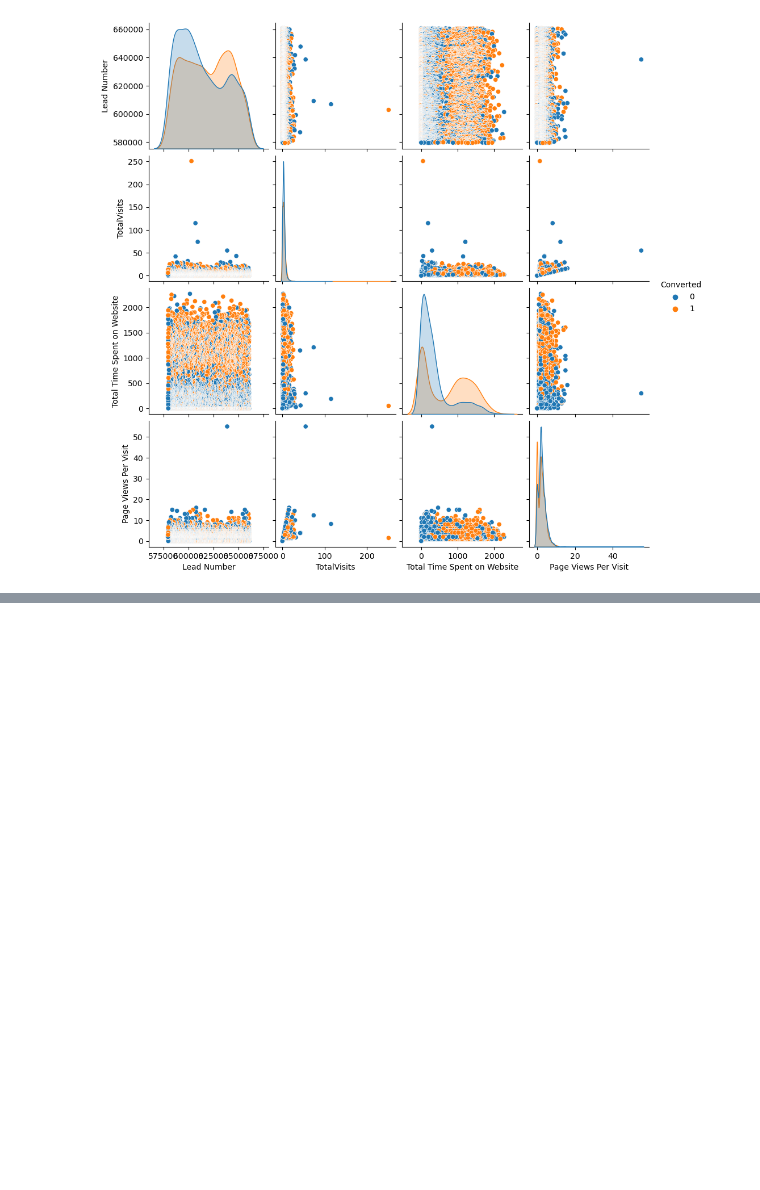
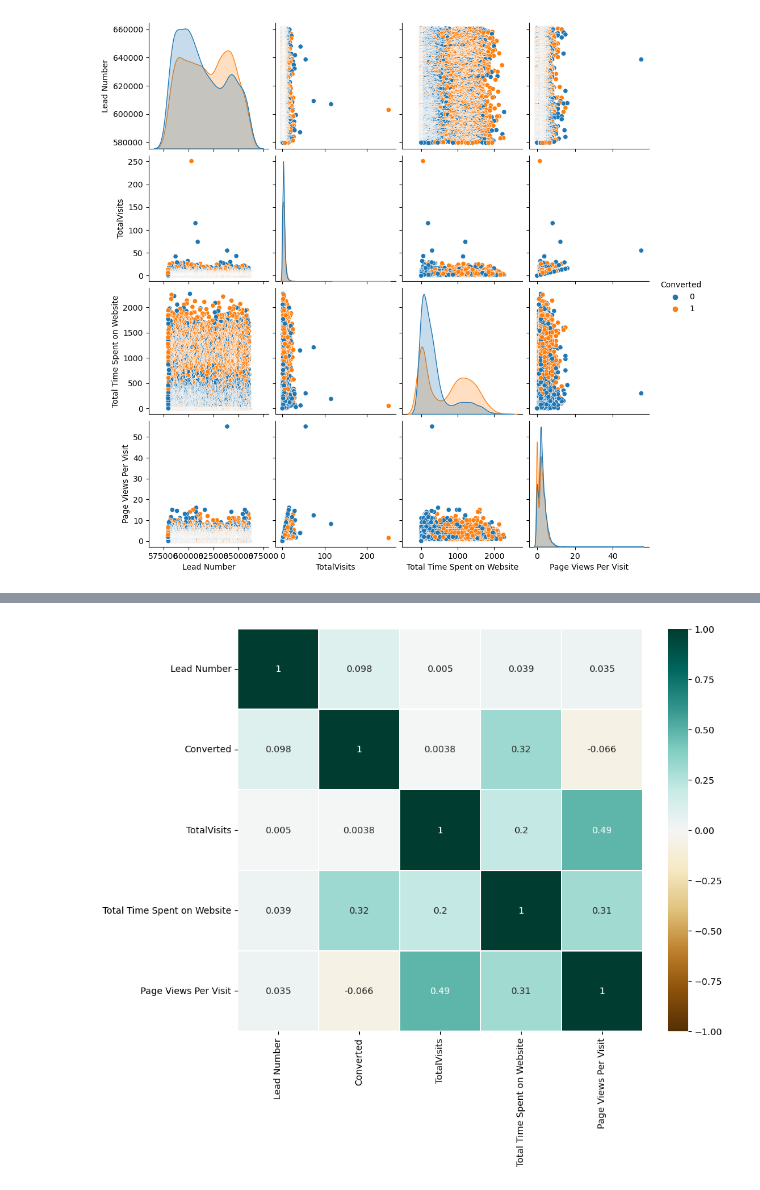
Before and after one commit to dhyani28/Lead_score_case_study, a Jupyter notebook: Lead_score_case_study_code.ipynb, the cells around one changed output, grey strips where cells are left out. Cells and saved outputs as stored; diff of their text form; code cells hidden in the pictures; blank space fills up the shorter version.

```diff
--- a/Lead_score_case_study_code.ipynb
+++ b/Lead_score_case_study_code.ipynb
@@ -316,0 +325,8 @@ ValueError: Cannot use `hue` without `x` and `y`
+# %%
+plt.figure(figsize=(10,8))
+
+# heatmap
+sns.heatmap(leads_score.corr(), annot=True,cmap="BrBG", robust=True,linewidth=0.1, vmin=-1 )
+plt.show()
+# %% [output]
+[figure, added]
```
Also changed, not shown: parts of 112 cells of this notebook.
